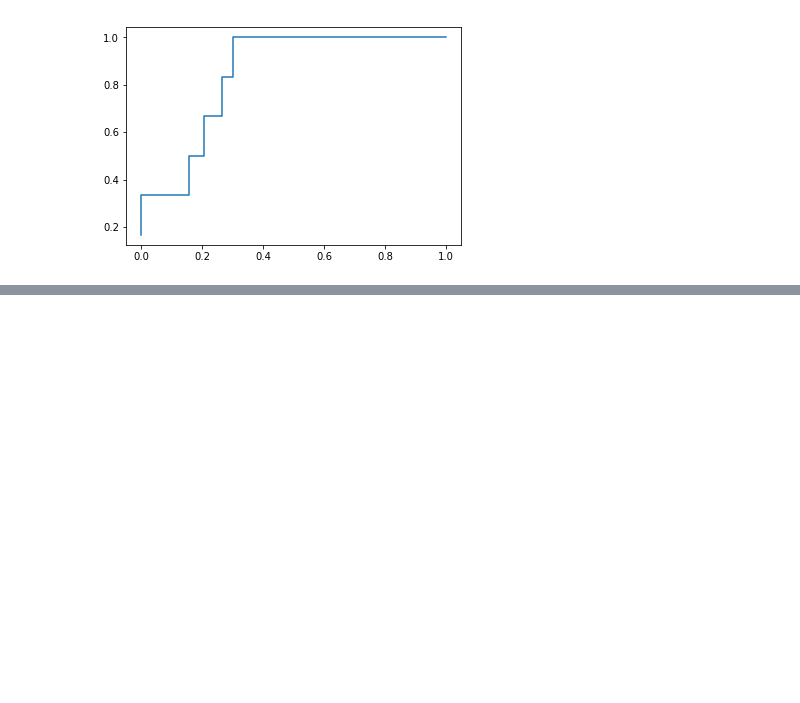
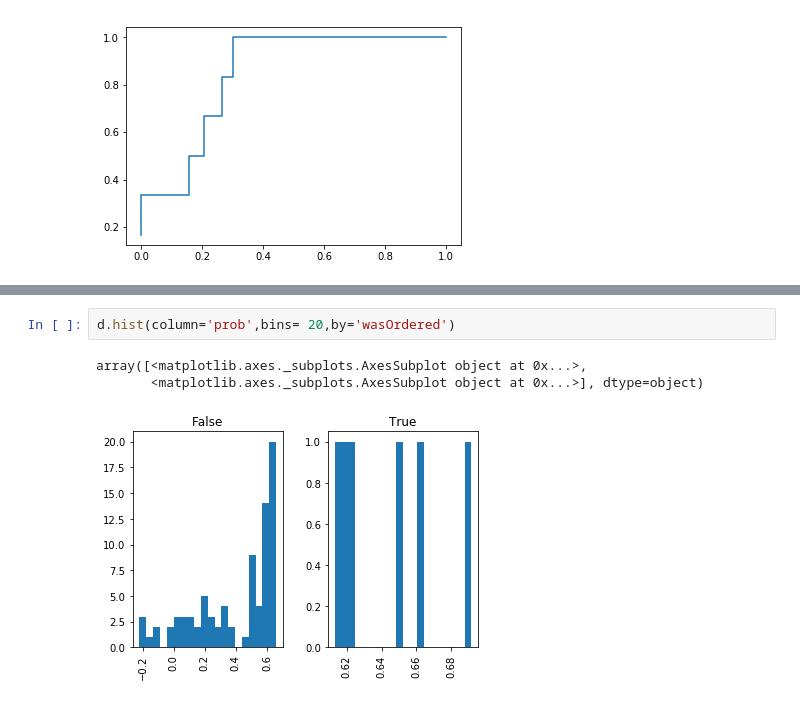
Before and after one commit to PhySci/instacart, a Jupyter notebook: FPMC/test FPMC.ipynb, the cells around one changed output, grey strips where cells are left out. Drawn from its saved outputs; the diff is of its cells as text; blank space fills up the shorter version.

```diff
--- a/FPMC/test FPMC.ipynb
+++ b/FPMC/test FPMC.ipynb
@@ -93,0 +94,6 @@ plt.plot(fpr,tpr)
+# %%
+d.hist(column='prob',bins= 20,by='wasOrdered')
+# %% [output]
+array([<matplotlib.axes._subplots.AxesSubplot object at 0x...>,
+       <matplotlib.axes._subplots.AxesSubplot object at 0x...>], dtype=object)
+[figure, added]
```
Also changed, not shown: parts of 37 cells of this notebook, 1 other file.
